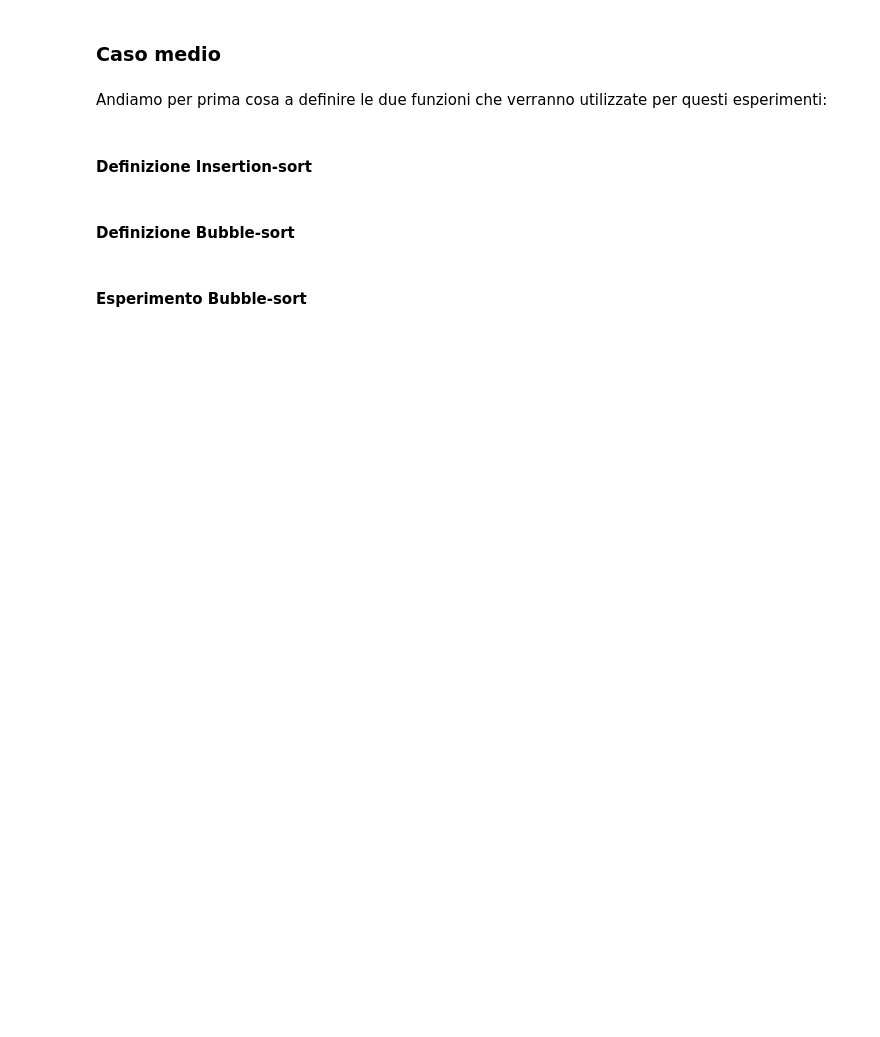
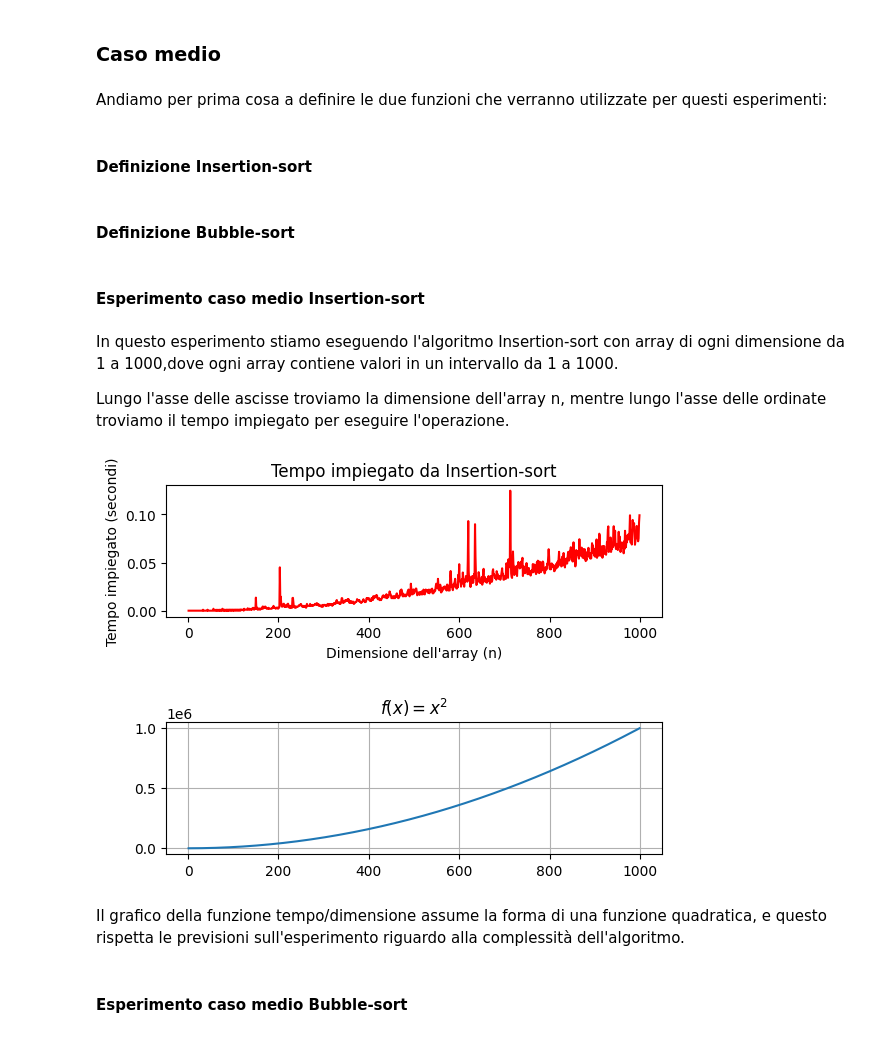
Before and after one commit to DonatiFed/Laboratorio-di-algoritmi, a Jupyter notebook: laboratorio algoritmi 1.ipynb, the cells around one changed output. Cells and saved outputs as stored; diff of their text form; code cells hidden in the pictures; blank space fills up the shorter version.

```diff
--- a/laboratorio algoritmi 1.ipynb
+++ b/laboratorio algoritmi 1.ipynb
@@ -117,5 +117,47 @@ def bubble_sort(A):
             swapped=True
      if not swapped:
         break
+# %% [markdown]
+#### Esperimento caso medio Insertion-sort
+# %% [markdown]
+In questo esperimento stiamo eseguendo l'algoritmo Insertion-sort con array di ogni dimensione da 1 a 1000,dove ogni array contiene valori in un intervallo da 1 a 1000.
+
+Lungo l'asse delle ascisse troviamo la dimensione dell'array n, mentre lungo l'asse delle ordinate troviamo il tempo impiegato per eseguire l'operazione.
+# %%
+import numpy as np
+import matplotlib.pyplot as plt
+import time
+import math
+n_values = list(range(1, 1000))
+
+# Lista per memorizzare i tempi impiegati per ogni dimensione dell'array
+time_values = []
+
+# Si esegue l'insertion-sort per ogni dimensione dell'array e si misura il tempo
+for n in n_values:
+    arr = np.random.randint(0, 1000, size=n)  # Si genera un array casuale di lunghezza n
+    start_time = time.time()  # Tempo di inizio
+    insertion_sort(arr)  # Si chiama la funzione insertion_sort definita sopra
+    end_time = time.time()  # Tempo di fine
+    elapsed_time = end_time - start_time  # Tempo trascorso
+    time_values.append(elapsed_time)
+
+# Grafico dei tempi di esecuzione in funzione della dimensione dell'array
+plt.subplot(2, 1, 1)
+plt.plot(n_values, time_values, linestyle='-',color='red')
+plt.title('Tempo impiegato da Insertion-sort')
+plt.xlabel('Dimensione dell\'array (n)')
+plt.ylabel('Tempo impiegato (secondi)')
+
+plt.subplot(2, 1, 2)
+plt.plot(n_values,np.array(n_values) ** 2,linestyle='-')
+plt.title('$f(x) = x^2$')
+plt.grid(True)
+plt.subplots_adjust(hspace=0.8)
+plt.show()
+# %% [output]
+[figure, added]
+# %% [markdown]
+Il grafico della funzione tempo/dimensione assume la forma di una funzione quadratica, e questo rispetta le previsioni sull'esperimento riguardo alla complessità dell'algoritmo.
 # %% [markdown]
-#### Esperimento Bubble-sort
+#### Esperimento caso medio Bubble-sort
```
Also changed, not shown: parts of 24 cells of this notebook, 2 other files.
